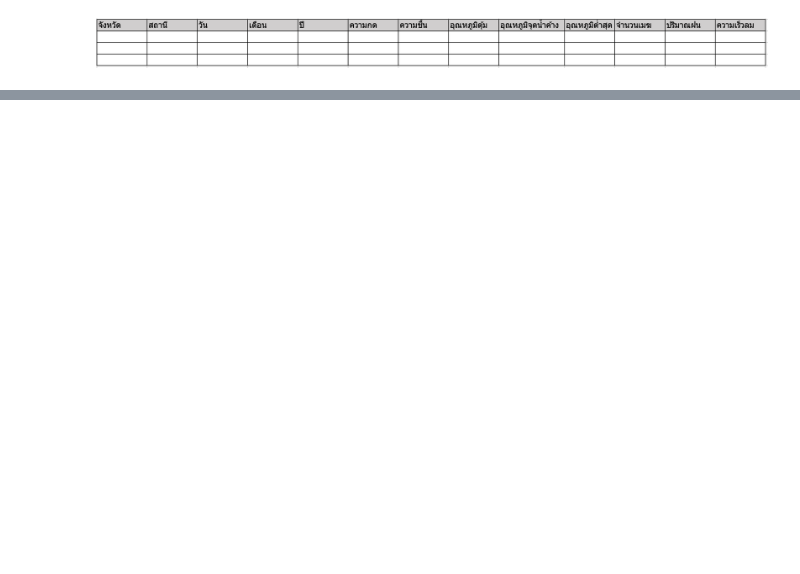
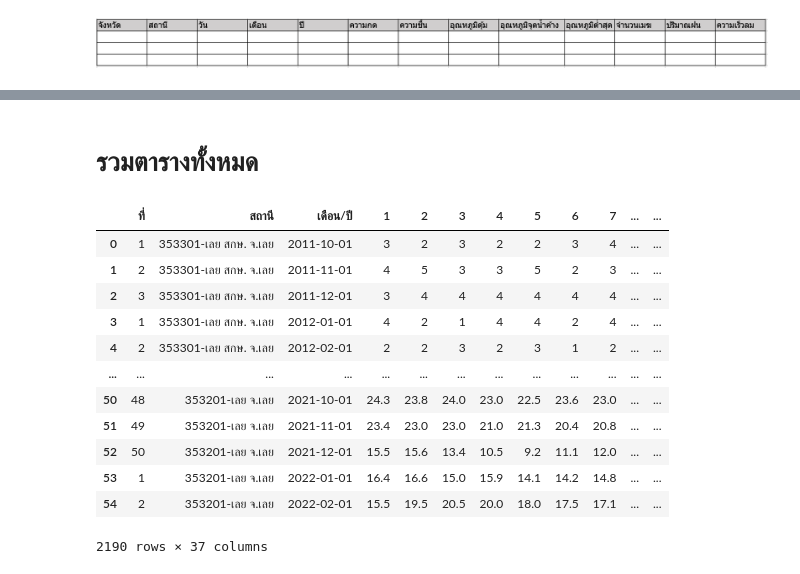
Before and after one commit to Praewphat/bsc_dpdm22, a Jupyter notebook: Quiz_Group_5_20_of_Midterm.ipynb, the cells around one changed output, grey strips where cells are left out. Saved outputs shown, nothing was run; the diff lists cells and outputs as text; code cells hidden in the pictures; blank space fills up the shorter version.

```diff
--- a/Quiz_Group_5_20_of_Midterm.ipynb
+++ b/Quiz_Group_5_20_of_Midterm.ipynb
@@ -41,0 +335,8 @@ apkkc.head()
+# %%
+jnki = pd.read_excel('/content/drive/MyDrive/bsc_DPDM_data/อุตุ/อุณหภูมิต่ำสุด(เซลเซียส)/Copy of จ.หนองคาย.xlsx',sheet_name='Sheet1',skiprows=4).rename(columns={'Unnamed: 0' : 'ที่', 'Unnamed: 1' : 'สถานี', 'Unnamed: 2' : 'เดือน/ปี', 'Unnamed: 34' : 'เฉลี่ย'})
+# %%
+jlei = pd.read_excel('/content/drive/MyDrive/bsc_DPDM_data/อุตุ/อุณหภูมิต่ำสุด(เซลเซียส)/Copy of จ.เลย.xlsx',sheet_name='Sheet1',skiprows=4).rename(columns={'Unnamed: 0' : 'ที่', 'Unnamed: 1' : 'สถานี', 'Unnamed: 2' : 'เดือน/ปี', 'Unnamed: 34' : 'เฉลี่ย'})
+# %%
+j1 = [jkkc,jnp,jsk,jnki,jlei]
+allj= pd.concat(j1)
+allj.head()
@@ -41,0 +351,4 @@ apkkc.head()
+# %%
+allj['เดือน'] = allj['เดือน/ปี'].dt.month
+allj['ปี'] = allj['เดือน/ปี'].dt.year
+allj.head()
@@ -41,0 +363,20 @@ apkkc.head()
+# %% [markdown]
+# รวมตารางทั้งหมด
+# %%
+all1 = [allspeed,allk,allc,allcl,allr,allw,allh,allj]
+alldata= pd.concat(all1)
+alldata
+# %% [output]
+|  | ที่ | สถานี | เดือน/ปี | 1 | 2 | 3 | 4 | 5 | 6 | 7 | ... | ... |
+| 0 | 1 | 353301-เลย สกษ. จ.เลย | 2011-10-01 | 3 | 2 | 3 | 2 | 2 | 3 | 4 | ... | ... |
+| 1 | 2 | 353301-เลย สกษ. จ.เลย | 2011-11-01 | 4 | 5 | 3 | 3 | 5 | 2 | 3 | ... | ... |
+| 2 | 3 | 353301-เลย สกษ. จ.เลย | 2011-12-01 | 3 | 4 | 4 | 4 | 4 | 4 | 4 | ... | ... |
+| 3 | 1 | 353301-เลย สกษ. จ.เลย | 2012-01-01 | 4 | 2 | 1 | 4 | 4 | 2 | 4 | ... | ... |
+| 4 | 2 | 353301-เลย สกษ. จ.เลย | 2012-02-01 | 2 | 2 | 3 | 2 | 3 | 1 | 2 | ... | ... |
+| ... | ... | ... | ... | ... | ... | ... | ... | ... | ... | ... | ... | ... |
+| 50 | 48 | 353201-เลย จ.เลย | 2021-10-01 | 24.3 | 23.8 | 24.0 | 23.0 | 22.5 | 23.6 | 23.0 | ... | ... |
+| 51 | 49 | 353201-เลย จ.เลย | 2021-11-01 | 23.4 | 23.0 | 23.0 | 21.0 | 21.3 | 20.4 | 20.8 | ... | ... |
+| 52 | 50 | 353201-เลย จ.เลย | 2021-12-01 | 15.5 | 15.6 | 13.4 | 10.5 | 9.2 | 11.1 | 12.0 | ... | ... |
+| 53 | 1 | 353201-เลย จ.เลย | 2022-01-01 | 16.4 | 16.6 | 15.0 | 15.9 | 14.1 | 14.2 | 14.8 | ... | ... |
+| 54 | 2 | 353201-เลย จ.เลย | 2022-02-01 | 15.5 | 19.5 | 20.5 | 20.0 | 18.0 | 17.5 | 17.1 | ... | ... |
+2190 rows × 37 columns
```
Also changed, not shown: parts of 72 cells of this notebook.
